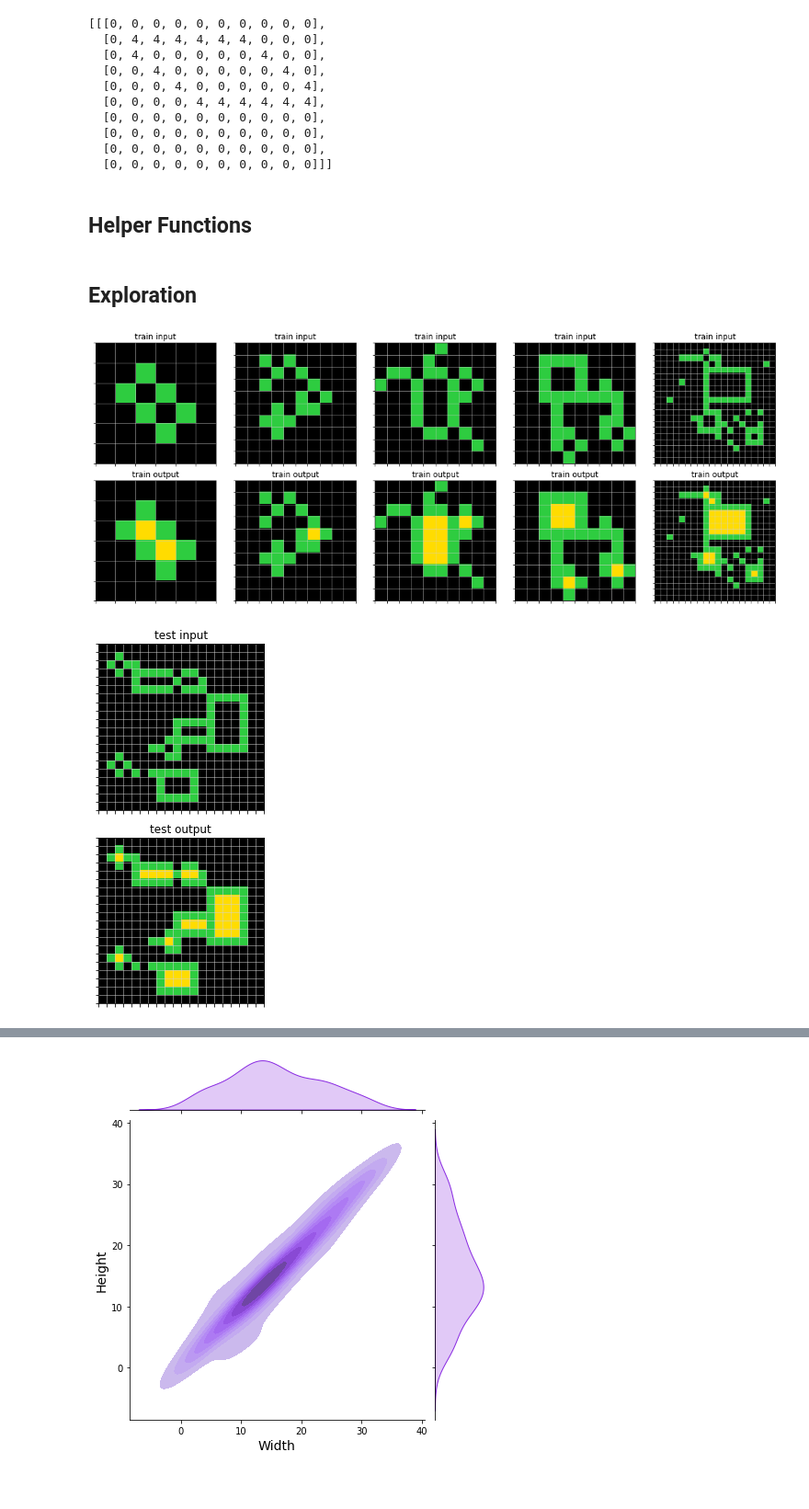
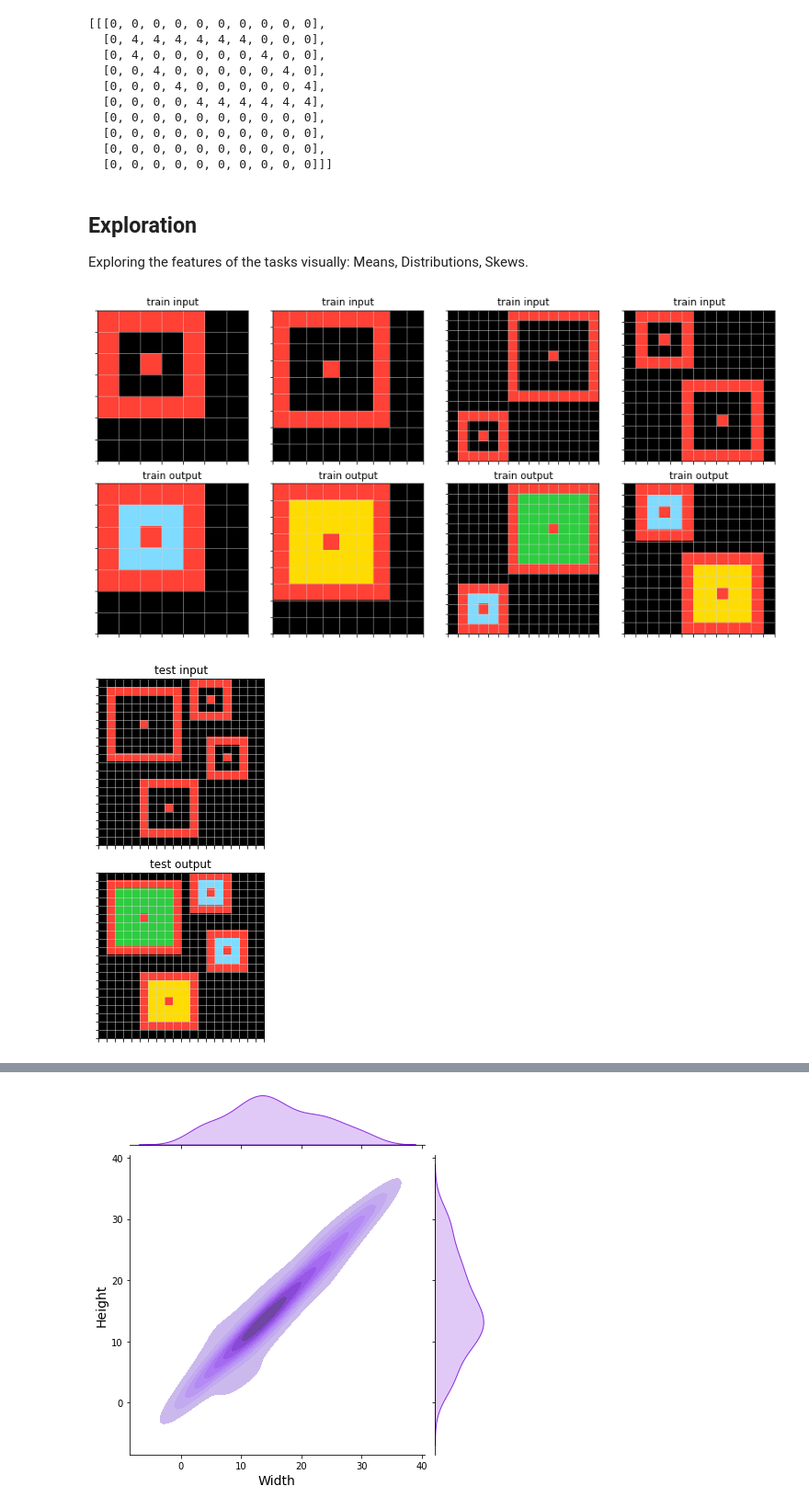
Before and after one commit to foger3/ARC_DeepLearning, a Jupyter notebook: model/ARC_DL.ipynb, the cells around one changed output, grey strips where cells are left out. Shown at 92% size. Drawn from its saved outputs; the diff is of its cells as text; code cells hidden in the pictures; blank space fills up the shorter version.

Commit message:
Back to Autoencoder: First prediction + Visuals

```diff
--- a/model/ARC_DL.ipynb
+++ b/model/ARC_DL.ipynb
@@ -116,2 +241,0 @@ with open('/content/drive/MyDrive/Thesis_LucaThoms/example_pred.pkl', 'rb') as f
-# %% [markdown]
-## **Helper Functions**
@@ -215,10 +242,12 @@ def get_full_matrix(X_full):
-# %% [markdown]
-## **Exploration**
+# %% [markdown]
+## **Exploration**
+
+Exploring the features of the tasks visually: Means, Distributions, Skews.
 # %%
-plot_ARC(1, path = "training")
+plot_ARC(2, path = "evaluation")
 # %% [output]
-[figure, old version]
+[figure, new version]
-[figure, old version]
+[figure, new version]
 # %%
 means = [np.mean(matrix) for matrix in matrices]
 fig = ff.create_distplot([means], group_labels=["Means"], colors=["green"])
```
Also changed, not shown: parts of 27 cells of this notebook.
